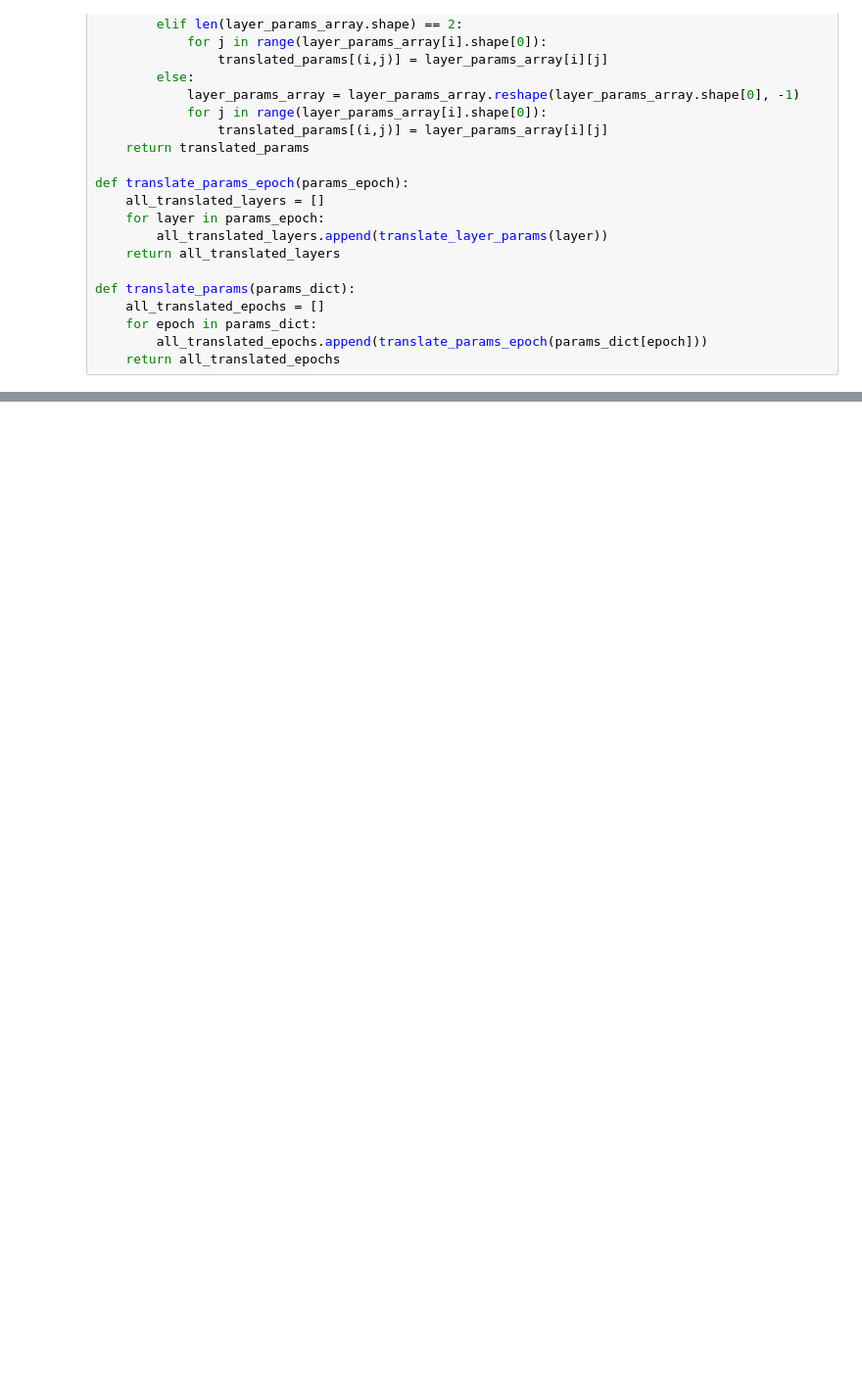
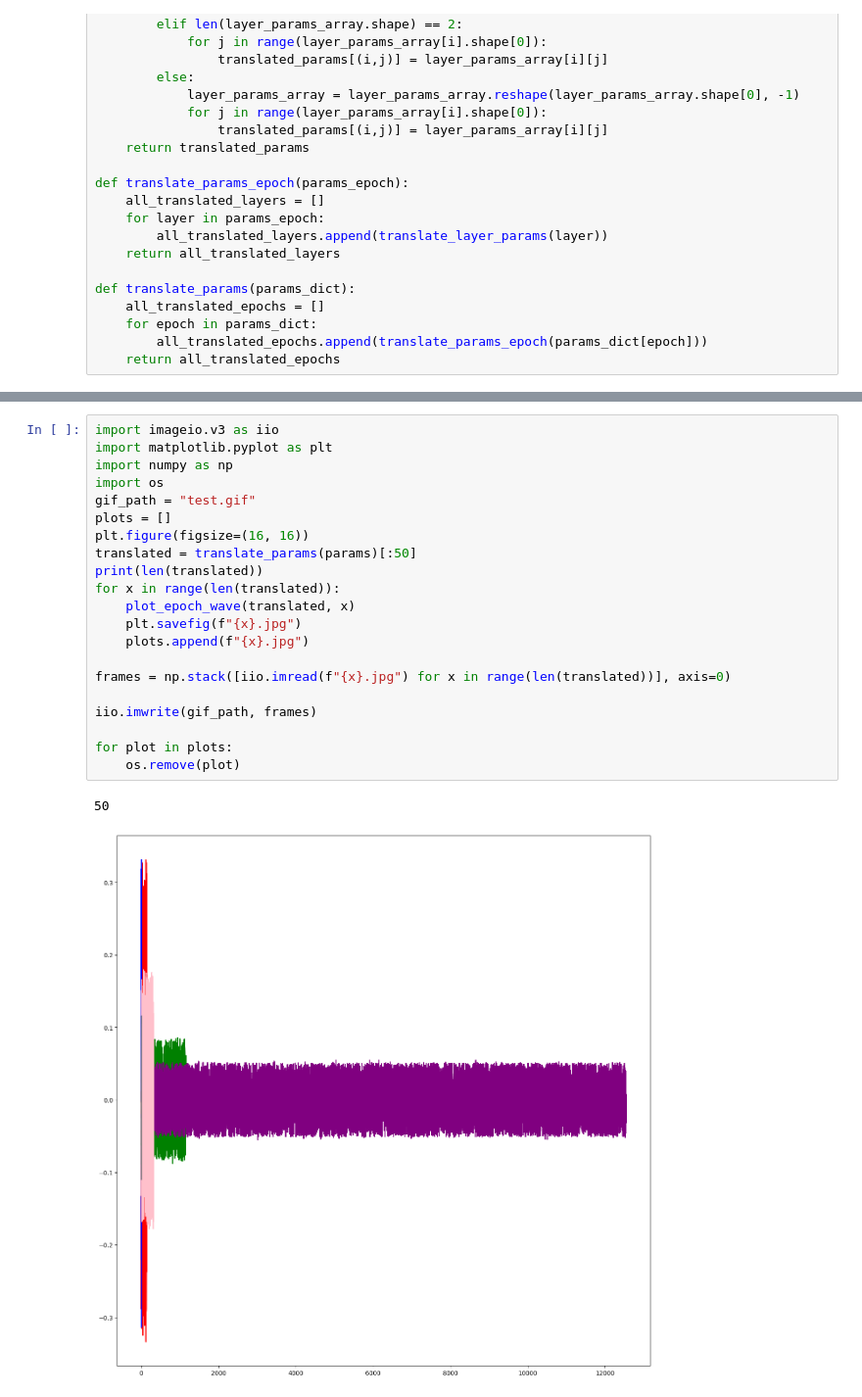
Before and after one commit to jaime-carbo/mnist-tfg, a Jupyter notebook: mnist.ipynb, the cells around one changed output, grey strips where cells are left out. Shown at 98% size. Drawn from its saved outputs; the diff is of its cells as text; blank space fills up the shorter version.

```diff
--- a/mnist.ipynb
+++ b/mnist.ipynb
@@ -237,0 +259,24 @@ def plot_epoch_design(all_epochs, epoch):
+# %%
+import imageio.v3 as iio
+import matplotlib.pyplot as plt
+import numpy as np
+import os
+gif_path = "test.gif"
+plots = []
+plt.figure(figsize=(16, 16))
+translated = translate_params(params)[:50]
+print(len(translated))
+for x in range(len(translated)):
+    plot_epoch_wave(translated, x)
+    plt.savefig(f"{x}.jpg")
+    plots.append(f"{x}.jpg")
+
+frames = np.stack([iio.imread(f"{x}.jpg") for x in range(len(translated))], axis=0)
+
+iio.imwrite(gif_path, frames)
+
+for plot in plots:
+    os.remove(plot)
+# %% [output]
+50
+[figure, added]
```
Also changed, not shown: parts of 6 cells of this notebook, 1 other file.
